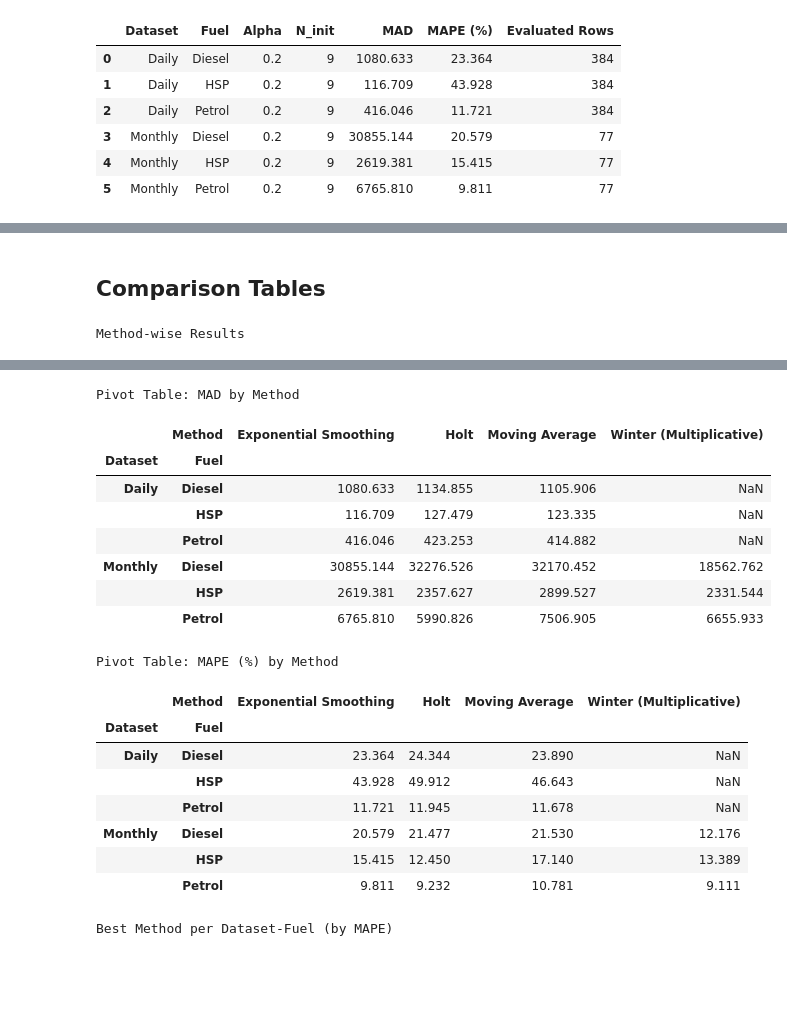
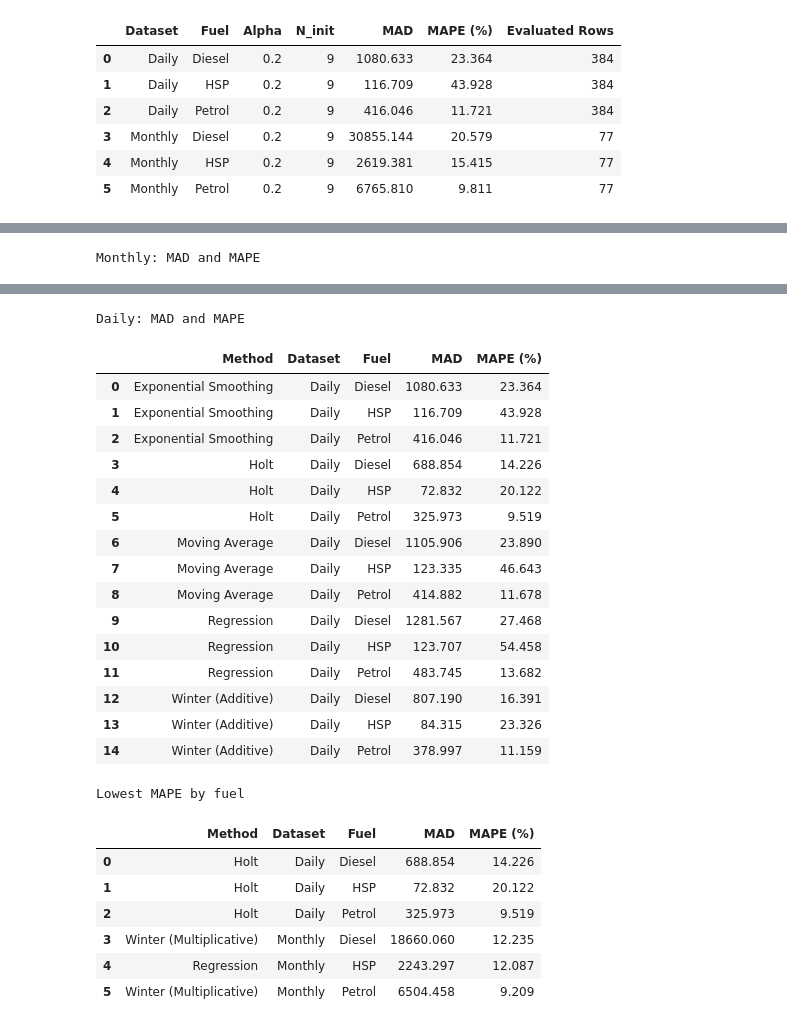
Before and after one commit to vavaviper/fuel-station-forcasting, a Jupyter notebook: question1.ipynb, the cells around one changed output, grey strips where cells are left out. Cells and saved outputs as stored; diff of their text form; code cells hidden in the pictures; blank space fills up the shorter version.

Commit message:
fixed dataset

```diff
--- a/question1.ipynb
+++ b/question1.ipynb
@@ -423,9 +581,9 @@ Winter's Multiplicative Method Accuracy (Monthly)
-# %% [markdown]
-## Comparison Tables
 # %%
-# Build standardized comparison tables for all methods
 ma_cmp = ma_results[["Dataset", "Fuel", "MAD", "MAPE (%)"]].copy()
 ma_cmp["Method"] = "Moving Average"
+
+reg_cmp = regression_results[["Dataset", "Fuel", "MAD", "MAPE (%)"]].copy()
+reg_cmp["Method"] = "Regression"
 
 es_cmp = es_results[["Dataset", "Fuel", "MAD", "MAPE (%)"]].copy()
 es_cmp["Method"] = "Exponential Smoothing"
@@ -434,30 +592,33 @@ holt_cmp = holt_results[["Dataset", "Fuel", "MAD", "MAPE (%)"]].copy()
 holt_cmp["Method"] = "Holt"
 
 winter_cmp = winter_results[["Dataset", "Fuel", "MAD", "MAPE (%)"]].copy()
-winter_cmp["Method"] = "Winter (Multiplicative)"
+winter_cmp["Method"] = np.where(
+    winter_cmp["Dataset"] == "Daily",
+    "Winter (Additive)",
+    "Winter (Multiplicative)",
+)
 
-all_cmp = pd.concat([ma_cmp, es_cmp, holt_cmp, winter_cmp], ignore_index=True)
+all_cmp = pd.concat([reg_cmp, ma_cmp, es_cmp, holt_cmp, winter_cmp], ignore_index=True)
 all_cmp = all_cmp[["Method", "Dataset", "Fuel", "MAD", "MAPE (%)"]]
 
 all_cmp_display = all_cmp.copy()
 all_cmp_display[["MAD", "MAPE (%)"]] = all_cmp_display[["MAD", "MAPE (%)"]].round(3)
 
-print("Method-wise Results")
-display(all_cmp_display.sort_values(["Method", "Dataset", "Fuel"]).reset_index(drop=True))
+long_term_table = all_cmp_display[all_cmp_display["Dataset"] == "Monthly"].sort_values(["Method", "Fuel"]).reset_index(drop=True)
+short_term_table = all_cmp_display[all_cmp_display["Dataset"] == "Daily"].sort_values(["Method", "Fuel"]).reset_index(drop=True)
 
-print("\nPivot Table: MAD by Method")
-mad_pivot = all_cmp.pivot_table(index=["Dataset", "Fuel"], columns="Method", values="MAD", aggfunc="mean")
-display(mad_pivot.round(3))
+print("Monthly: MAD and MAPE")
+display(long_term_table)
 
-print("\nPivot Table: MAPE (%) by Method")
-mape_pivot = all_cmp.pivot_table(index=["Dataset", "Fuel"], columns="Method", values="MAPE (%)", aggfunc="mean")
-display(mape_pivot.round(3))
+print("Daily: MAD and MAPE")
+display(short_term_table)
 
-print("\nBest Method per Dataset-Fuel (by MAPE)")
 best_by_mape = all_cmp.loc[all_cmp.groupby(["Dataset", "Fuel"])["MAPE (%)"].idxmin()].copy()
 best_by_mape = best_by_mape.sort_values(["Dataset", "Fuel"]).reset_index(drop=True)
 best_by_mape[["MAD", "MAPE (%)"]] = best_by_mape[["MAD", "MAPE (%)"]].round(3)
+
+print("Lowest MAPE by fuel")
 display(best_by_mape)
 # %% [output]
-Method-wise Results
+Monthly: MAD and MAPE
 |  | Method | Dataset | Fuel | MAD | MAPE (%) |
@@ -480,19 +640,25 @@ Method-wise Results
-Pivot Table: MAD by Method
+Daily: MAD and MAPE
-|  | Method | Exponential Smoothing | Holt | Moving Average | Winter (Multiplicative) |
-| Dataset | Fuel |  |  |  |  |
-| Daily | Diesel | 1080.633 | 1134.855 | 1105.906 | NaN |
-|  | HSP | 116.709 | 127.479 | 123.335 | NaN |
-|  | Petrol | 416.046 | 423.253 | 414.882 | NaN |
-| Monthly | Diesel | 30855.144 | 32276.526 | 32170.452 | 18562.762 |
-|  | HSP | 2619.381 | 2357.627 | 2899.527 | 2331.544 |
-|  | Petrol | 6765.810 | 5990.826 | 7506.905 | 6655.933 |
+|  | Method | Dataset | Fuel | MAD | MAPE (%) |
+| 0 | Exponential Smoothing | Daily | Diesel | 1080.633 | 23.364 |
+| 1 | Exponential Smoothing | Daily | HSP | 116.709 | 43.928 |
+| 2 | Exponential Smoothing | Daily | Petrol | 416.046 | 11.721 |
+| 3 | Holt | Daily | Diesel | 688.854 | 14.226 |
+| 4 | Holt | Daily | HSP | 72.832 | 20.122 |
+| 5 | Holt | Daily | Petrol | 325.973 | 9.519 |
+| 6 | Moving Average | Daily | Diesel | 1105.906 | 23.890 |
+| 7 | Moving Average | Daily | HSP | 123.335 | 46.643 |
+| 8 | Moving Average | Daily | Petrol | 414.882 | 11.678 |
+| 9 | Regression | Daily | Diesel | 1281.567 | 27.468 |
+| 10 | Regression | Daily | HSP | 123.707 | 54.458 |
+| 11 | Regression | Daily | Petrol | 483.745 | 13.682 |
+| 12 | Winter (Additive) | Daily | Diesel | 807.190 | 16.391 |
+| 13 | Winter (Additive) | Daily | HSP | 84.315 | 23.326 |
+| 14 | Winter (Additive) | Daily | Petrol | 378.997 | 11.159 |
-Pivot Table: MAPE (%) by Method
+Lowest MAPE by fuel
-|  | Method | Exponential Smoothing | Holt | Moving Average | Winter (Multiplicative) |
-| Dataset | Fuel |  |  |  |  |
-| Daily | Diesel | 23.364 | 24.344 | 23.890 | NaN |
-|  | HSP | 43.928 | 49.912 | 46.643 | NaN |
-|  | Petrol | 11.721 | 11.945 | 11.678 | NaN |
-| Monthly | Diesel | 20.579 | 21.477 | 21.530 | 12.176 |
-|  | HSP | 15.415 | 12.450 | 17.140 | 13.389 |
-|  | Petrol | 9.811 | 9.232 | 10.781 | 9.111 |
+|  | Method | Dataset | Fuel | MAD | MAPE (%) |
+| 0 | Holt | Daily | Diesel | 688.854 | 14.226 |
+| 1 | Holt | Daily | HSP | 72.832 | 20.122 |
+| 2 | Holt | Daily | Petrol | 325.973 | 9.519 |
+| 3 | Winter (Multiplicative) | Monthly | Diesel | 18660.060 | 12.235 |
+| 4 | Regression | Monthly | HSP | 2243.297 | 12.087 |
+| 5 | Winter (Multiplicative) | Monthly | Petrol | 6504.458 | 9.209 |
-Best Method per Dataset-Fuel (by MAPE)
```
Also changed, not shown: parts of 10 cells of this notebook, 1 other file.
